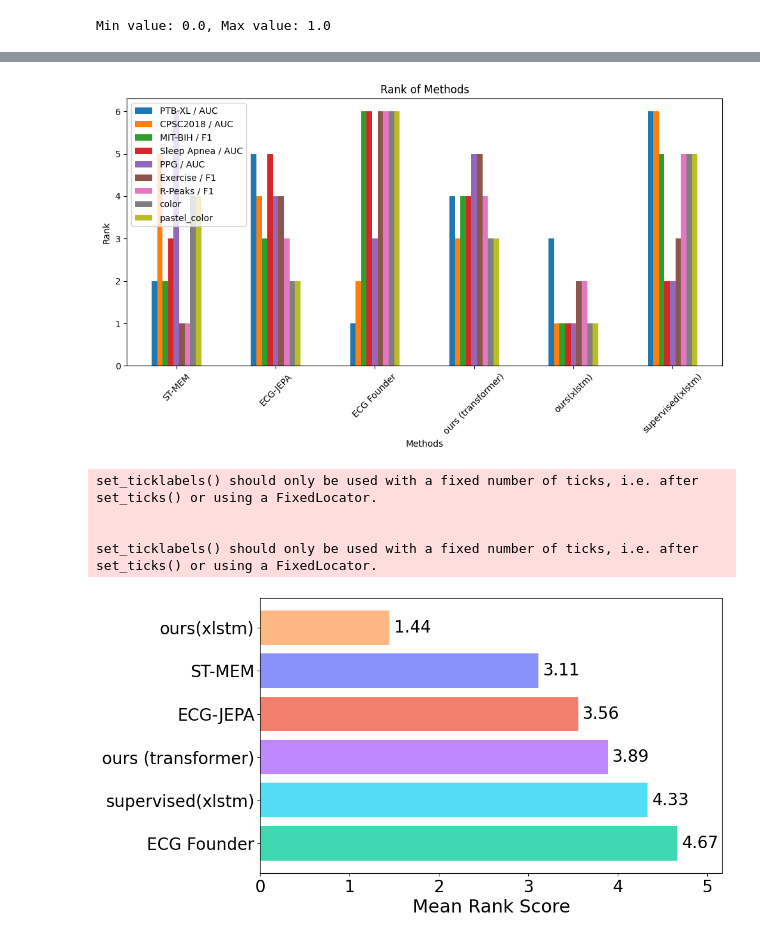
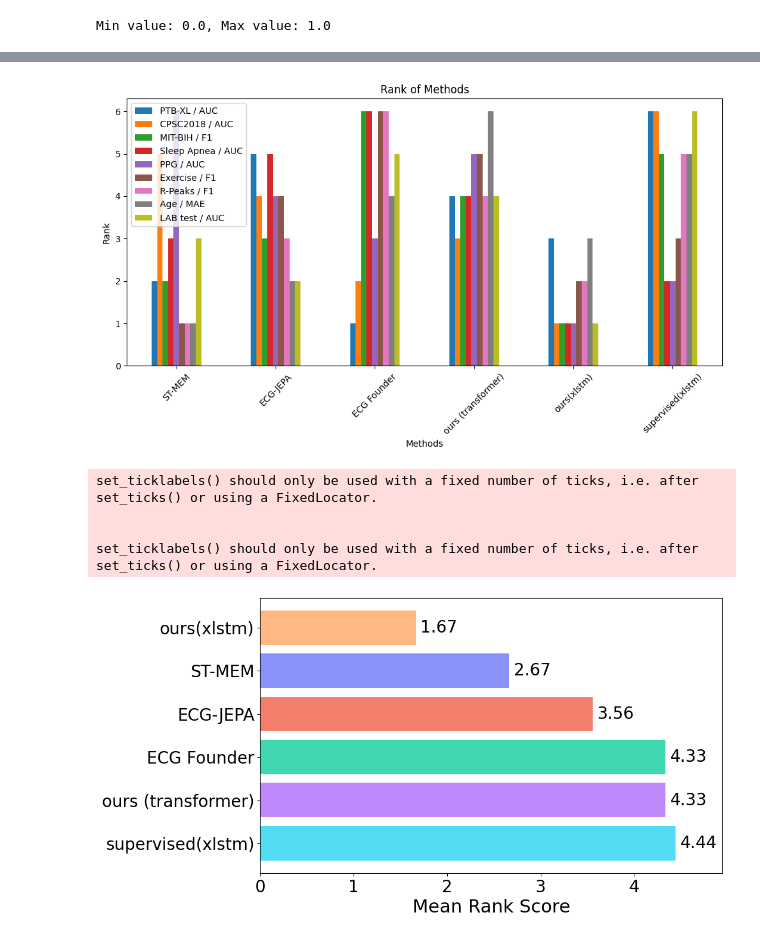
Before and after one commit to Lobster1911/bench-xecg-indian-benchmark, a Jupyter notebook: metrics.ipynb, the cells around one changed output, grey strips where cells are left out. Saved outputs shown, nothing was run; the diff lists cells and outputs as text; code cells hidden in the pictures.

```diff
--- a/metrics.ipynb
+++ b/metrics.ipynb
@@ -494,5 +494,5 @@ styled_df_age_lp
 # %% [markdown]
 # LAB tests
 # %%
-lab_test_records = get_records("train-mortality", metrics=["test_auroc_avg", "test_f1_avg", "test_acc_avg"])
+lab_test_records = get_records("train-lab", metrics=["test_auroc_avg", "test_f1_avg", "test_acc_avg"])
 formatted_df_lab_tests = get_dataframe_from_records(lab_test_records)
@@ -545,8 +562,12 @@ age_df = pd.DataFrame(records_age)
 age_df = add_mean(age_df)
 age_df = age_df.groupby("group").agg('mean')
 age_df = age_df[age_df.index.isin(ft_groups)]
+
+lab_df = pd.DataFrame(lab_test_records)
+lab_df = lab_df.groupby("group").agg('mean')
+lab_df = lab_df[lab_df.index.isin(ft_groups)]
 # %%
-categories = ['PTB-XL', 'CPSC2018', 'MIT-BIH', 'Sleep<br>Apnea', 'PPG', 'Exercise', 'R-PEAK', 'Age']
+categories = ['PTB-XL', 'CPSC2018', 'MIT-BIH', 'Sleep<br>Apnea', 'PPG', 'Exercise', 'R-PEAK', 'Age', 'LAB test']
 methods = ['ST-MEM', 'ECG-JEPA', 'ECG Founder', 'ours (transformer)', 'ours(xlstm)', 'supervised(xlstm)']
 
 data = {
@@ -598,6 +619,12 @@ data = {
                         1 - age_df.loc['best_trans_ft']['mean_rsmape'],
                         1 - age_df.loc['best_xlstm_ft']['mean_rsmape'],
                         1 - age_df.loc['best_xlstm_sup']['mean_rsmape']],
+    'LAB test / AUC': [ lab_df.loc['best_stmem_ft']['test_auroc_avg'],
+                        lab_df.loc['best_jepa_ft']['test_auroc_avg'],
+                        lab_df.loc['best_ecgfm_ft']['test_auroc_avg'],
+                        lab_df.loc['best_trans_ft']['test_auroc_avg'],
+                        lab_df.loc['best_xlstm_ft']['test_auroc_avg'],
+                        lab_df.loc['best_xlstm_sup']['test_auroc_avg']],
 }# RANKING
 
 df_raw = pd.DataFrame(data, index=methods)
@@ -789,7 +816,8 @@ df_ranked.mean(axis=1)
 import matplotlib.pyplot as plt
 
 fig, ax = plt.subplots(figsize=(10, 6))
-df_ranked.plot(kind='bar', ax=ax, legend=False)
+# exclude color and pastel color
+df_ranked.drop(columns=["color", "pastel_color"]).plot(kind='bar', ax=ax, legend=False)
 plt.xticks(rotation=45)
 ax.set_xticklabels(methods, rotation=45)
 plt.xlabel('Methods')
@@ -799,39 +827,39 @@ plt.legend()
 plt.tight_layout()
 plt.show()
 # %% [output]
-[figure, old version]
+[figure, new version]
 # %%
 import matplotlib.pyplot as plt
 df_ranked_sorted = df_ranked.copy()
-df_ranked_sorted["mean_rank"] = df_ranked.mean(axis=1)
+df_ranked_sorted["mean_rank"] = df_ranked.drop(columns=["color", "pastel_color"]).mean(axis=1)
 df_ranked_sorted = df_ranked_sorted.sort_values(by="mean_rank", ascending=True)
 
 df_ranked_sorted["pastel_color"] = df_raw["pastel_color"]
 
 norm = plt.Normalize(df_ranked_sorted["mean_rank"].min(), df_ranked_sorted["mean_rank"].max())
 
 fig, ax = plt.subplots(figsize=(10, 6))
 
 # Draw horizontal bars
 bars = ax.barh(df_ranked_sorted.index, df_ranked_sorted["mean_rank"], color=df_ranked_sorted["pastel_color"])
 ax.set_yticklabels(df_ranked_sorted.index, fontsize=20)
 ax.set_xticklabels(ax.get_xticklabels(), fontsize=20)
 
 # Add labels to bars
 for i, (value, label) in enumerate(zip(df_ranked_sorted["mean_rank"], df_ranked_sorted.index)):
     ax.text(value + 0.05, i, f"{value:.2f}", va='center', ha='left', fontsize=20, color='black')
 
 # Format plot
 ax.set_xlabel('Mean Rank Score', fontsize=22)
 #ax.set_ylabel('Method', fontsize=12)
 # ax.set_title('Mean Rank of Methods', fontsize=14, weight='bold', pad=15)
 ax.invert_yaxis()  # Highest rank at top
 ax.set_xlim([0, df_ranked_sorted["mean_rank"].max() + 0.5])  # Adjust x-axis limit
 
 plt.show()
 # %% [output]
 set_ticklabels() should only be used with a fixed number of ticks, i.e. after set_ticks() or using a FixedLocator.
 
 
 set_ticklabels() should only be used with a fixed number of ticks, i.e. after set_ticks() or using a FixedLocator.
-[figure, old version]
+[figure, new version]
```
Also changed, not shown: parts of 4 cells of this notebook, 6 other files.
